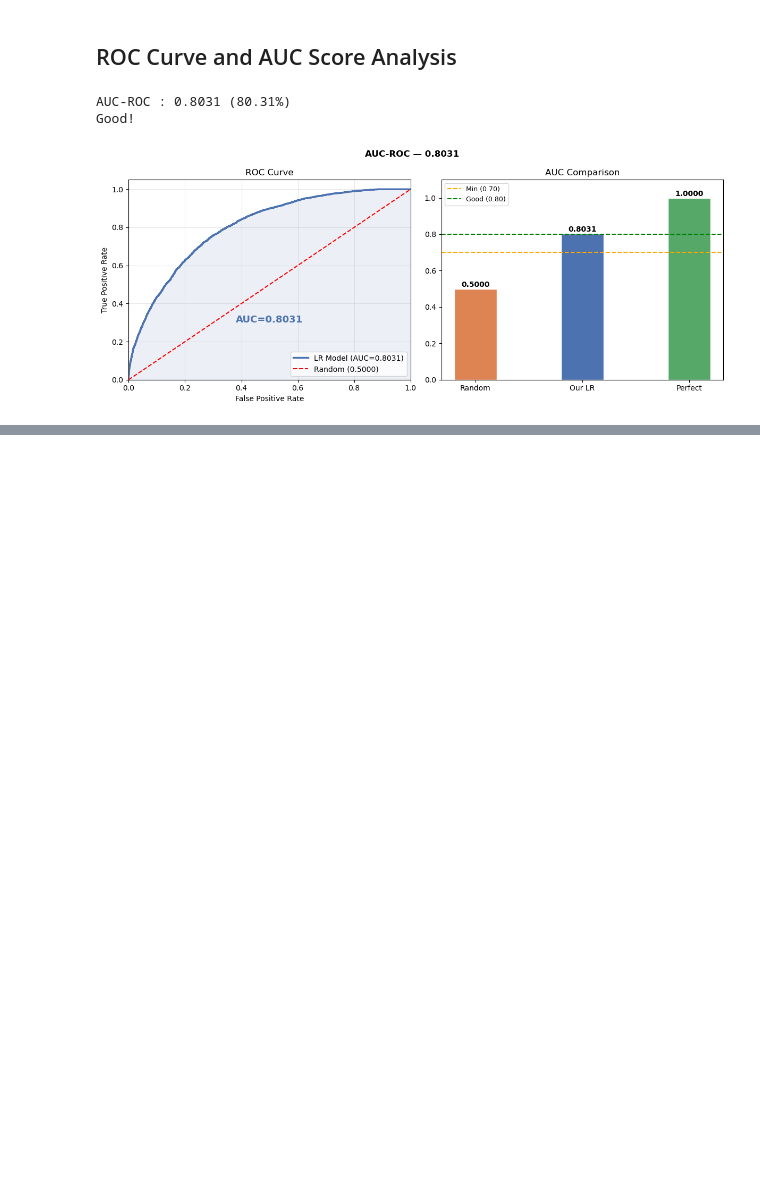
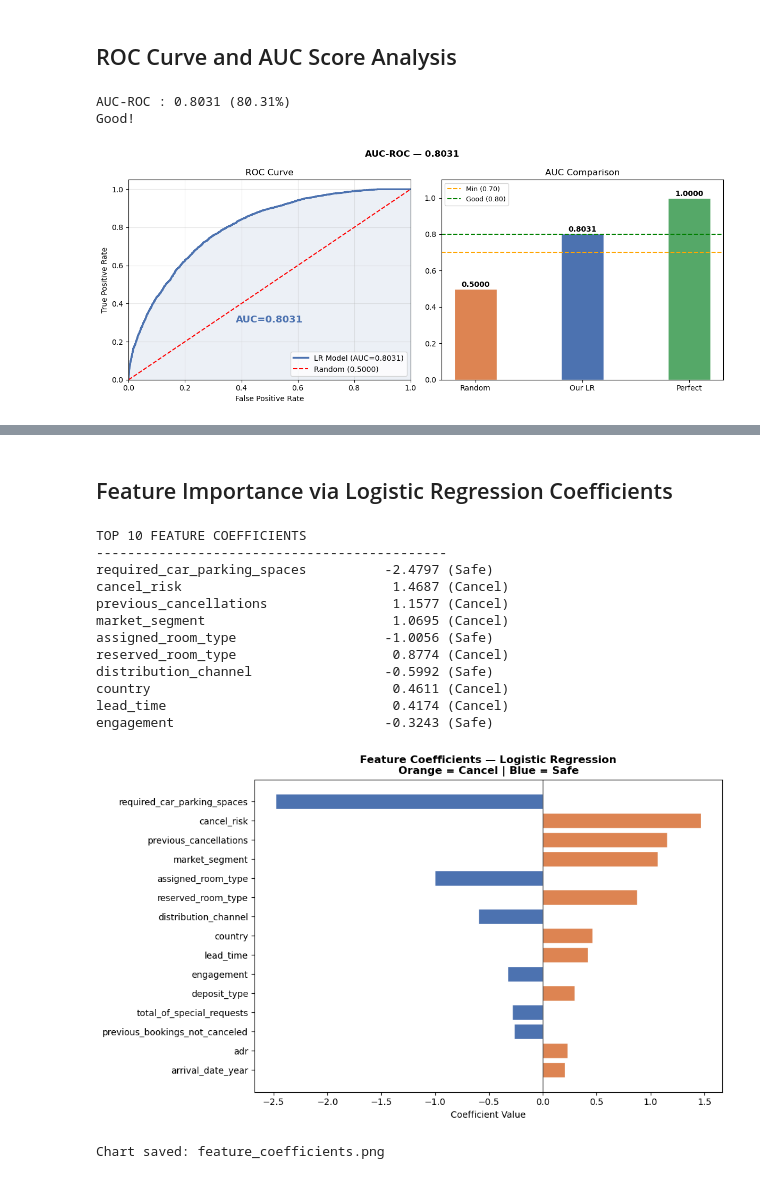
Before and after one commit to KaveeshaHeshan/hotel-booking-cancellation-prediction, a Jupyter notebook: Untitled1.ipynb, the cells around one changed output, grey strips where cells are left out. Drawn from its saved outputs; the diff is of its cells as text; code cells hidden in the pictures; blank space fills up the shorter version.

```diff
--- a/Untitled1.ipynb
+++ b/Untitled1.ipynb
@@ -1636,0 +1681,62 @@ Good!
+# %% [markdown]
+## Feature Importance via Logistic Regression Coefficients
+# %%
+import pandas as pd
+
+# Feature names 27 + 4 new = 31
+original_features = list(X.columns)
+new_features      = ['total_stay',
+                     'cancel_risk',
+                     'engagement',
+                     'lead_per_req']
+all_features      = original_features + new_features
+
+coef_df = pd.DataFrame({
+    'Feature'    : all_features,
+    'Coefficient': log_reg.coef_[0]
+}).sort_values('Coefficient', key=abs, ascending=False)
+
+print("TOP 10 FEATURE COEFFICIENTS")
+print("-" * 45)
+for _, row in coef_df.head(10).iterrows():
+    direction = "Cancel" if row['Coefficient'] > 0 \
+                else "Safe"
+    print(f"{row['Feature']:<35} "
+          f"{row['Coefficient']:>8.4f} "
+          f"({direction})")
+
+top15  = coef_df.head(15)
+colors = ['#DD8452' if c > 0 else '#4C72B0'
+          for c in top15['Coefficient']]
+
+plt.figure(figsize=(10, 6))
+plt.barh(top15['Feature'],
+         top15['Coefficient'],
+         color=colors,
+         edgecolor='white')
+plt.axvline(x=0, color='black', linewidth=0.8)
+plt.title('Feature Coefficients — Logistic Regression\n'
+          'Orange = Cancel | Blue = Safe',
+          fontweight='bold')
+plt.xlabel('Coefficient Value')
+plt.gca().invert_yaxis()
+plt.tight_layout()
+plt.savefig('feature_coefficients.png',
+            dpi=150, bbox_inches='tight')
+plt.show()
+print("Chart saved: feature_coefficients.png")
+# %% [output]
+TOP 10 FEATURE COEFFICIENTS
+---------------------------------------------
+required_car_parking_spaces          -2.4797 (Safe)
+cancel_risk                           1.4687 (Cancel)
+previous_cancellations                1.1577 (Cancel)
+market_segment                        1.0695 (Cancel)
+assigned_room_type                   -1.0056 (Safe)
+reserved_room_type                    0.8774 (Cancel)
+distribution_channel                 -0.5992 (Safe)
+country                               0.4611 (Cancel)
+lead_time                             0.4174 (Cancel)
+engagement                           -0.3243 (Safe)
+[figure, added]
+Chart saved: feature_coefficients.png
```
Also changed, not shown: parts of 2 cells of this notebook, 1 other file.
